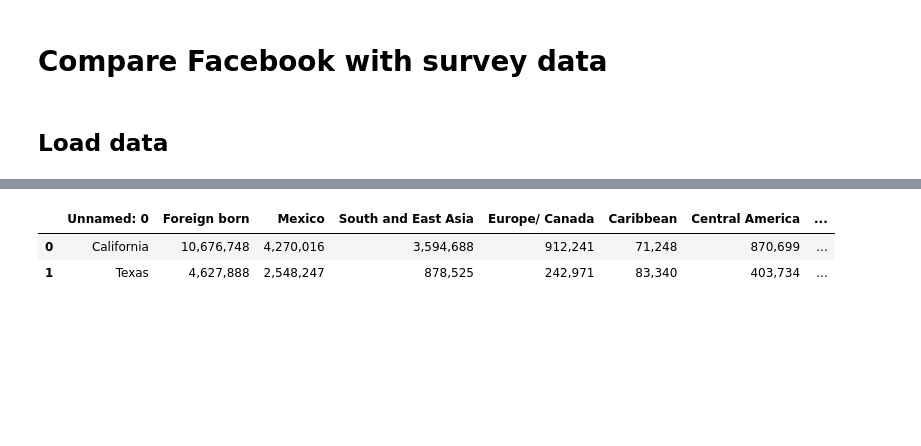
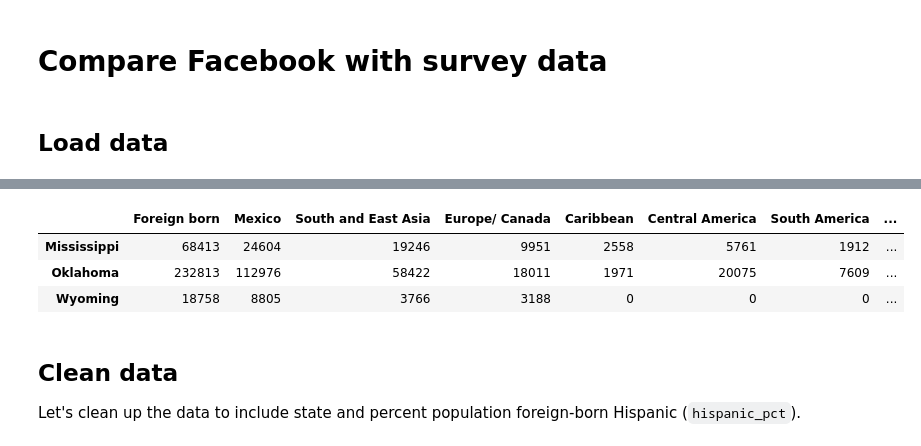
Before and after one commit to ianbstewart/immigrant_assimilation, a Jupyter notebook: src/data_processing/compare_facebook_survey_estimates.ipynb, the cells around one changed output, grey strips where cells are left out. Drawn from its saved outputs; the diff is of its cells as text; code cells hidden in the pictures; blank space fills up the shorter version.

Commit message:
updating FB vs. survey comparison

```diff
--- a/src/data_processing/compare_facebook_survey_estimates.ipynb
+++ b/src/data_processing/compare_facebook_survey_estimates.ipynb
@@ -13,3 +11,18 @@ survey_data = pd.read_csv('../../data/pop_stats/CURRENT_Statistical-Portrait-of-
+# %%
+ad_estimates = pd.read_csv('../../data/query_results/hispanic_expats.tsv', sep='\t', index_col=False)
+survey_data = pd.read_csv('../../data/pop_stats/CURRENT_Statistical-Portrait-of-the-Foreign-Born-2015_FINAL.txt', sep='\t', index_col=0)
+state_data = pd.read_csv('../../data/pop_stats/state_pop_stats.tsv', sep='\t', index_col=0)
+# join
+idx_overlap = list(set(survey_data.index) & set(state_data.index))
+survey_data = survey_data.loc[idx_overlap, :]
+state_data = state_data.loc[idx_overlap, :]
+survey_data.loc[:, 'total_pop'] = state_data.loc[:, 'July 2015']
+# clean up numbers
+survey_data = survey_data.applymap(lambda x: int(str(x).replace(',', '')))
+# clean up JSON
+json_cols = ['geo_locations', 'behavior', 'response', 'ages_ranges']
+for c in json_cols:
+    ad_estimates.loc[:, c] = ad_estimates.loc[:, c].apply(lambda x: json.loads(x.replace("u'", "'").replace("'", '"')))
 # %%
 ad_estimates.head(2)
 # %% [output]
@@ -19,6 +32,10 @@ ad_estimates.head(2)
 # %%
-survey_data.head(2)
+survey_data.head(3)
 # %% [output]
-|  | Unnamed: 0 | Foreign born | Mexico | South and East Asia | Europe/ Canada | Caribbean | Central America | ... |
-| 0 | California | 10,676,748 | 4,270,016 | 3,594,688 | 912,241 | 71,248 | 870,699 | ... |
-| 1 | Texas | 4,627,888 | 2,548,247 | 878,525 | 242,971 | 83,340 | 403,734 | ... |
+|  | Foreign born | Mexico | South and East Asia | Europe/ Canada | Caribbean | Central America | South America | ... |
+| Mississippi | 68413 | 24604 | 19246 | 9951 | 2558 | 5761 | 1912 | ... |
+| Oklahoma | 232813 | 112976 | 58422 | 18011 | 1971 | 20075 | 7609 | ... |
+| Wyoming | 18758 | 8805 | 3766 | 3188 | 0 | 0 | 0 | ... |
+# %% [markdown]
+## Clean data
+Let's clean up the data to include state and percent population foreign-born Hispanic (`hispanic_pct`).
```
Also changed, not shown: parts of 14 cells of this notebook.
